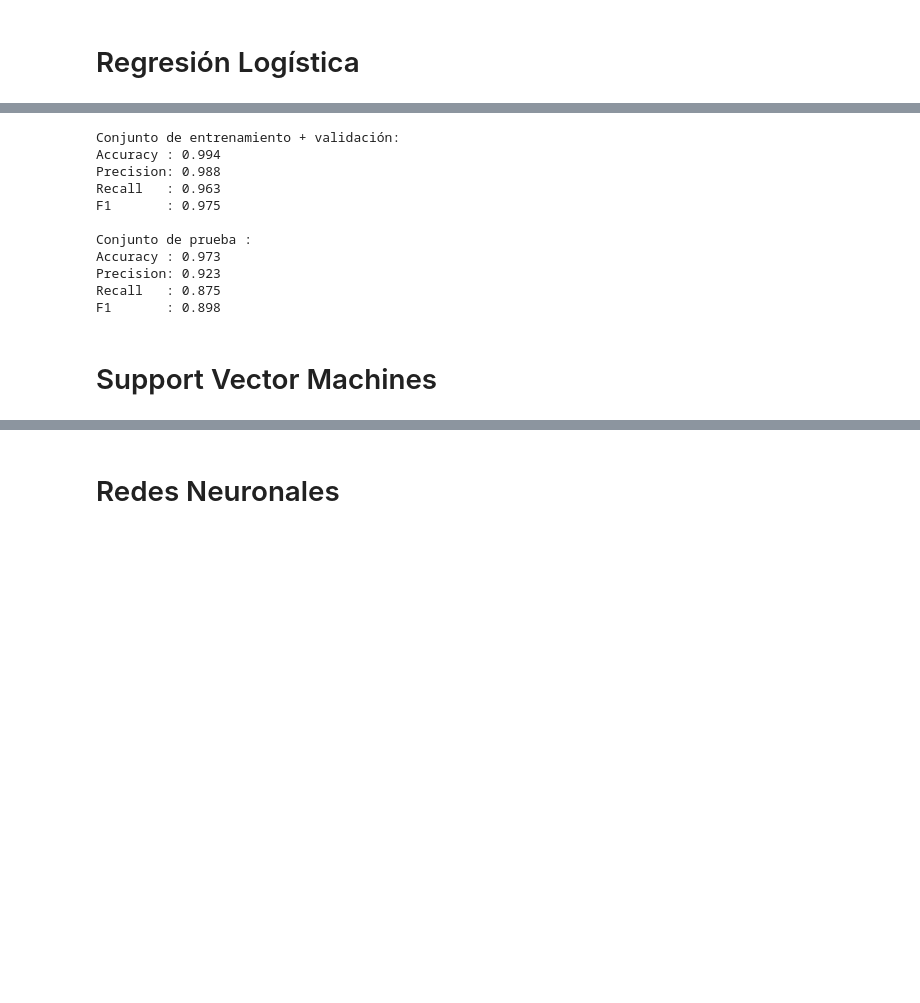
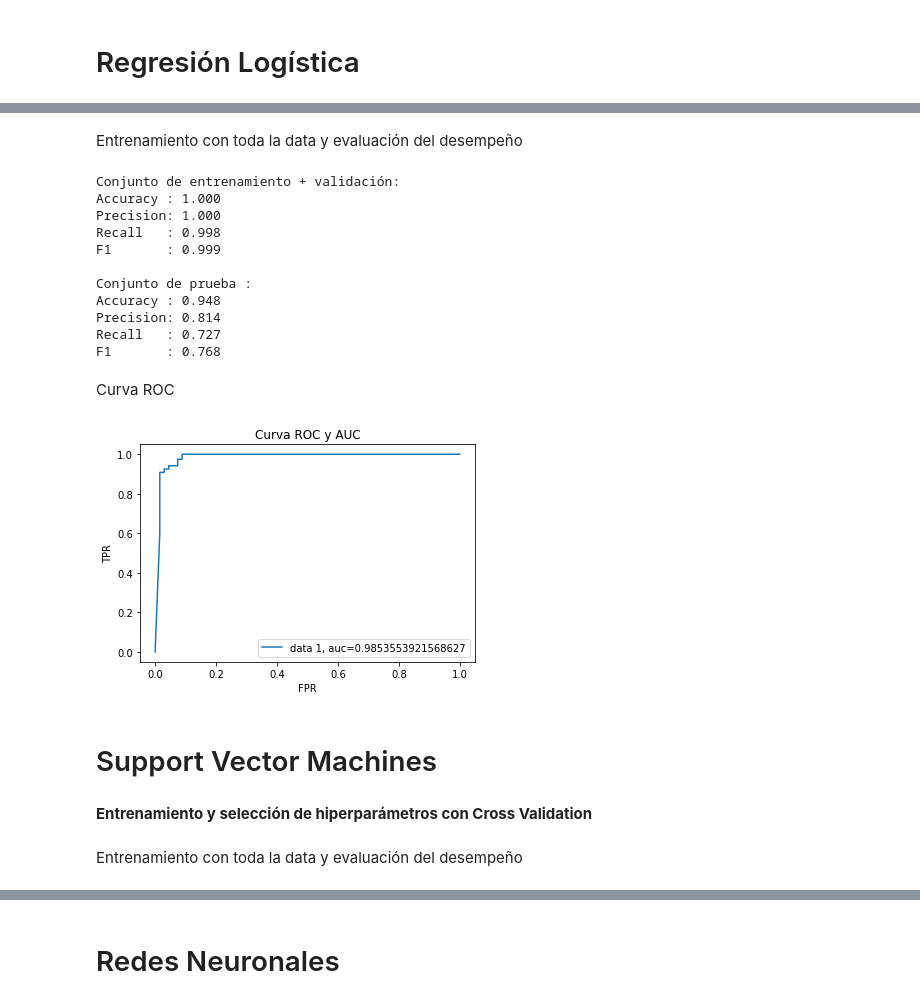
Before and after one commit to CarolinaMejiaMujica/Lending-Club-loan-data, a Jupyter notebook: implementacion de modelos.ipynb, the cells around one changed output, grey strips where cells are left out. Cells and saved outputs as stored; diff of their text form; code cells hidden in the pictures; blank space fills up the shorter version.

Commit message:
avance de modelos 2

```diff
--- a/implementacion de modelos.ipynb
+++ b/implementacion de modelos.ipynb
@@ -201,10 +196,10 @@ X_val = scaler.transform(X[indices_val])
 X_trainval = scaler.transform(X[indices_trainval])
 X_test = scaler.transform(X[indices_test])
 
-Y_train = scaler.transform(Y[indices_train])
-Y_val = scaler.transform(Y[indices_val])
-Y_trainval = scaler.transform(Y[indices_trainval])
-Y_test = scaler.transform(Y[indices_test])
+Y_train = Y[indices_train]
+Y_val = Y[indices_val])
+Y_trainval = Y[indices_trainval]
+Y_test = Y[indices_test]
 # %%
 X_train.shape
 # %% [output]
@@ -242,10 +239,10 @@ from sklearn.linear_model import LogisticRegression
 # %%
 ########################Cross validation###############################
-'''Cs = np.logspace(-4,-1,19)
+Cs = np.logspace(-4,-1,25)
 print('Se probará regresión logística con los siguientes valores de C: ')
 print(Cs)
 print()
-mejor_modelo = None
+mejor_modelo_LR_CV = None
 mejor_score = 0
 C=0
 for i in Cs:
@@ -255,9 +252,10 @@ for i in Cs:
     valor=modelo_lr.score(X_val,Y_val)
     if valor > mejor_score :
       mejor_score=modelo_lr.score(X_val,Y_val)
-      mejor_modelo = modelo_lr
+      mejor_modelo_LR_CV = modelo_lr
       C=modelo_lr.get_params()['C']
 
-#modelo_lr=LogisticRegression(penalty='l2',C=C).fit(X_train,Y_train)
-print('Mejor valor de C encontrado:')
-print(modelo_lr.get_params()['C'])'''
+print ('Mejor valor de C: %0.4f' % mejor_modelo_LR_CV.get_params()['C'])
+print ('Exactitud en el conjunto de entrenamiento: %0.4f' % mejor_modelo_LR_CV.score(X_train, Y_train))
+print ('Exactitud en el conjunto de validación   : %0.4f' % mejor_modelo_LR_CV.score(X_val, Y_val))
+print ('Exactitud en el conjunto de prueba       : %0.4f' % mejor_modelo_LR_CV.score(X_test,  Y_test))
@@ -272,0 +264,7 @@ Mejor valor de C encontrado:
+# %%
+# Volvemos a ajustar con el conjunto de entrenamiento + validación (entrenamiento con toda la data)
+mejor_modelo_LR_CV.fit(X_trainval, Y_trainval)
+print('Conjunto de entrenamiento + validación:')
+print_binary_confusion_matrix(Y_train, mejor_modelo_LR_CV.predict(X_train))
+print('Conjunto de prueba :')
+print_binary_confusion_matrix(Y_test, mejor_modelo_LR_CV.predict(X_test))
@@ -273,6 +286,6 @@ Mejor valor de C encontrado:
 # %%
 #####################Parámetros del modelo##########################
-Cs = np.logspace(-4,-1,19)
+Cs = np.logspace(-4,-1,25)
 grid = {'C': Cs}
 
 print('Los valores a probar en la búsqueda por grilla son:')
@@ -313,25 +328,44 @@ Exactitud luego de búsqueda en grilla en prueba: 0.9701159678858162
+# %% [markdown]
+Entrenamiento con toda la data y evaluación del desempeño
 # %%
 # Volvemos a ajustar con el conjunto de entrenamiento + validación (entrenamiento con toda la data)
 mejor_modelo_LR.fit(X_trainval, Y_trainval)
 print('Conjunto de entrenamiento + validación:')
-print_binary_confusion_matrix(Y_trainval, mejor_modelo_LR.predict(X_trainval))
+print_binary_confusion_matrix(Y_train, mejor_modelo_LR.predict(X_train))
 print('Conjunto de prueba :')
 print_binary_confusion_matrix(Y_test, mejor_modelo_LR.predict(X_test))
 # %% [output]
 Conjunto de entrenamiento + validación:
-Accuracy : 0.994
-Precision: 0.988
-Recall   : 0.963
-F1       : 0.975
+Accuracy : 1.000
+Precision: 1.000
+Recall   : 0.998
+F1       : 0.999
 
 Conjunto de prueba :
-Accuracy : 0.973
-Precision: 0.923
-Recall   : 0.875
-F1       : 0.898
+Accuracy : 0.948
+Precision: 0.814
+Recall   : 0.727
+F1       : 0.768
+# %% [markdown]
+Curva ROC
+# %%
+# Cálculo del AUC y gráfica de la Curva ROC
+y_pred_proba = mejor_modelo_LR.predict_proba(X_test)[::,1]
+fpr, tpr, th = roc_curve(Y_test,  y_pred_proba)
+auc = roc_auc_score(Y_test, y_pred_proba)
+plt.title("Curva ROC y AUC")
+plt.plot(fpr,tpr,label="data, auc="+str(auc))
+plt.xlabel("FPR")
+plt.ylabel("TPR")
+plt.legend(loc=4)
+plt.show()
+# %% [output]
+[figure, added]
 # %% [markdown]
 # Support Vector Machines
 # %%
 from sklearn.svm import SVC
+# %% [markdown]
+**Entrenamiento y selección de hiperparámetros con Cross Validation**
 # %%
 ########################Cross validation###############################
@@ -358,0 +393,2 @@ print ('Accuracy en el conjunto de validación   : %0.4f' % mejor_modelo.score(X
+# %% [markdown]
+Entrenamiento con toda la data y evaluación del desempeño
```
Also changed, not shown: parts of 56 cells of this notebook.
